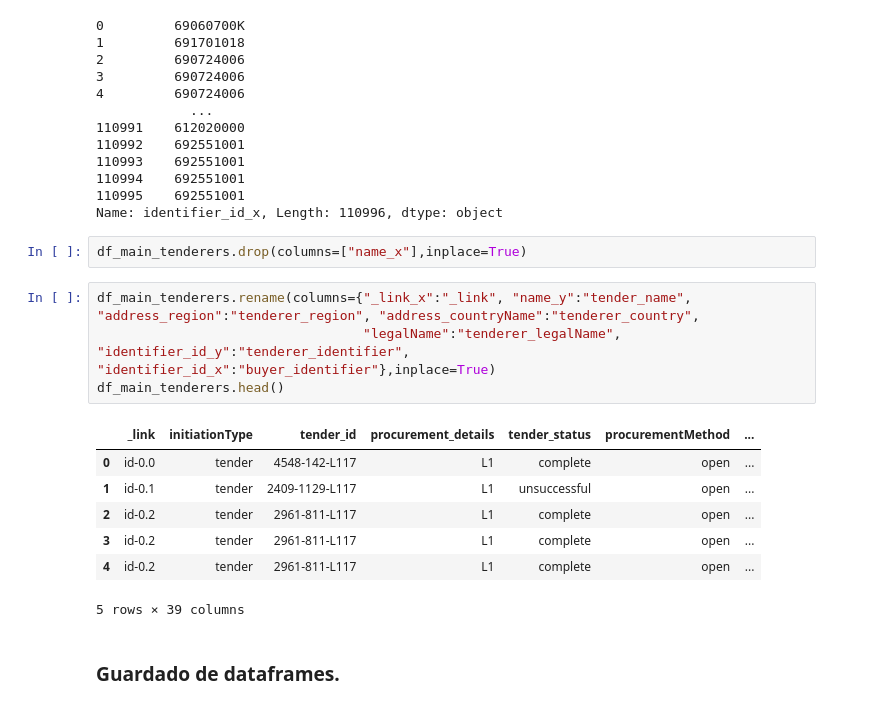
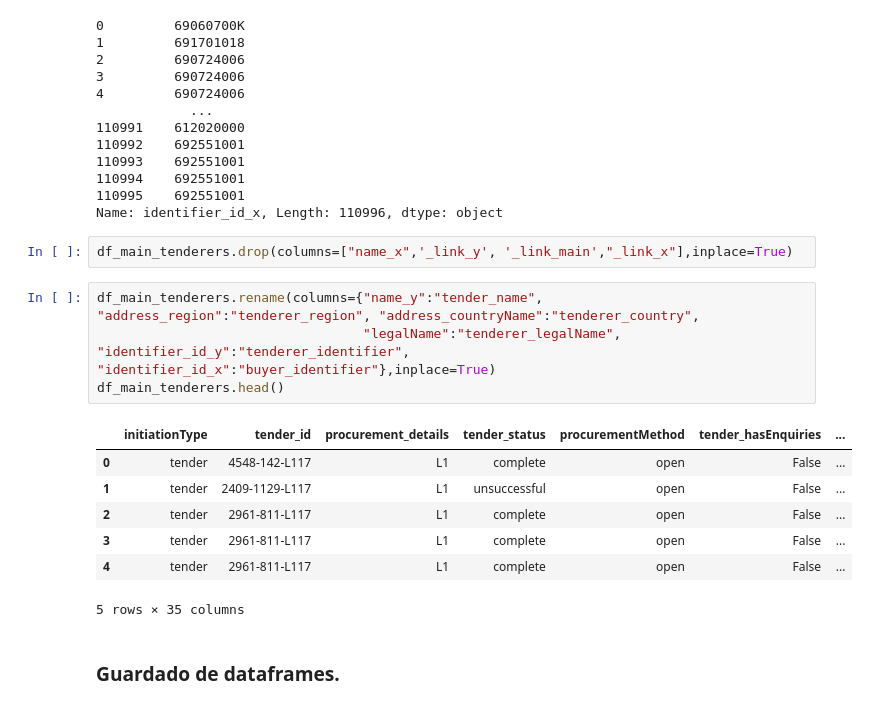
Before and after one commit to Camila-Rojas-05/Proyecto-IMT-2200-1-Grupo-14, a Jupyter notebook: Datos y trabajo con muestras/Revision_limpieza_2018.ipynb, the cells around one changed output. Saved outputs shown, nothing was run; the diff lists cells and outputs as text.

```diff
--- a/Datos y trabajo con muestras/Revision_limpieza_2018.ipynb
+++ b/Datos y trabajo con muestras/Revision_limpieza_2018.ipynb
@@ -1400,18 +1400,18 @@ df_main_tenderers["identifier_id_x"]
 110995    692551001
 Name: identifier_id_x, Length: 110996, dtype: object
 # %%
-df_main_tenderers.drop(columns=["name_x"],inplace=True)
+df_main_tenderers.drop(columns=["name_x",'_link_y', '_link_main',"_link_x"],inplace=True)
 # %%
-df_main_tenderers.rename(columns={"_link_x":"_link", "name_y":"tender_name", "address_region":"tenderer_region", "address_countryName":"tenderer_country",
+df_main_tenderers.rename(columns={"name_y":"tender_name", "address_region":"tenderer_region", "address_countryName":"tenderer_country",
                                   "legalName":"tenderer_legalName", "identifier_id_y":"tenderer_identifier", "identifier_id_x":"buyer_identifier"},inplace=True)
 df_main_tenderers.head()
 # %% [output]
-|  | _link | initiationType | tender_id | procurement_details | tender_status | procurementMethod | ... |
-| 0 | id-0.0 | tender | 4548-142-L117 | L1 | complete | open | ... |
-| 1 | id-0.1 | tender | 2409-1129-L117 | L1 | unsuccessful | open | ... |
-| 2 | id-0.2 | tender | 2961-811-L117 | L1 | complete | open | ... |
-| 3 | id-0.2 | tender | 2961-811-L117 | L1 | complete | open | ... |
-| 4 | id-0.2 | tender | 2961-811-L117 | L1 | complete | open | ... |
+|  | initiationType | tender_id | procurement_details | tender_status | procurementMethod | tender_hasEnquiries | ... |
+| 0 | tender | 4548-142-L117 | L1 | complete | open | False | ... |
+| 1 | tender | 2409-1129-L117 | L1 | unsuccessful | open | False | ... |
+| 2 | tender | 2961-811-L117 | L1 | complete | open | False | ... |
+| 3 | tender | 2961-811-L117 | L1 | complete | open | False | ... |
+| 4 | tender | 2961-811-L117 | L1 | complete | open | False | ... |
-5 rows × 39 columns
+5 rows × 35 columns
 # %% [markdown]
 ### Guardado de dataframes.
```
Also changed, not shown: parts of 6 cells of this notebook, 15 other files.
